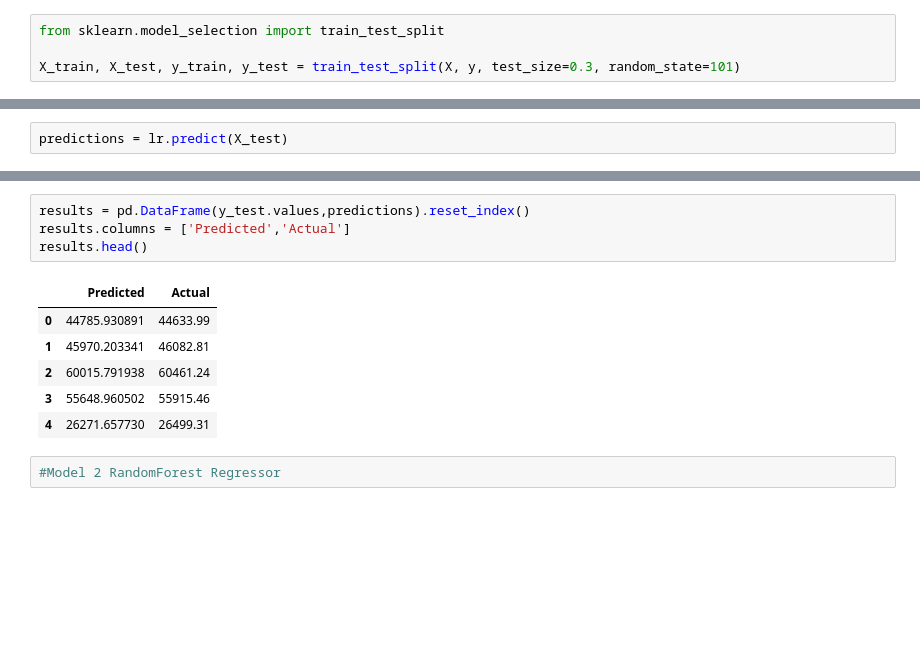
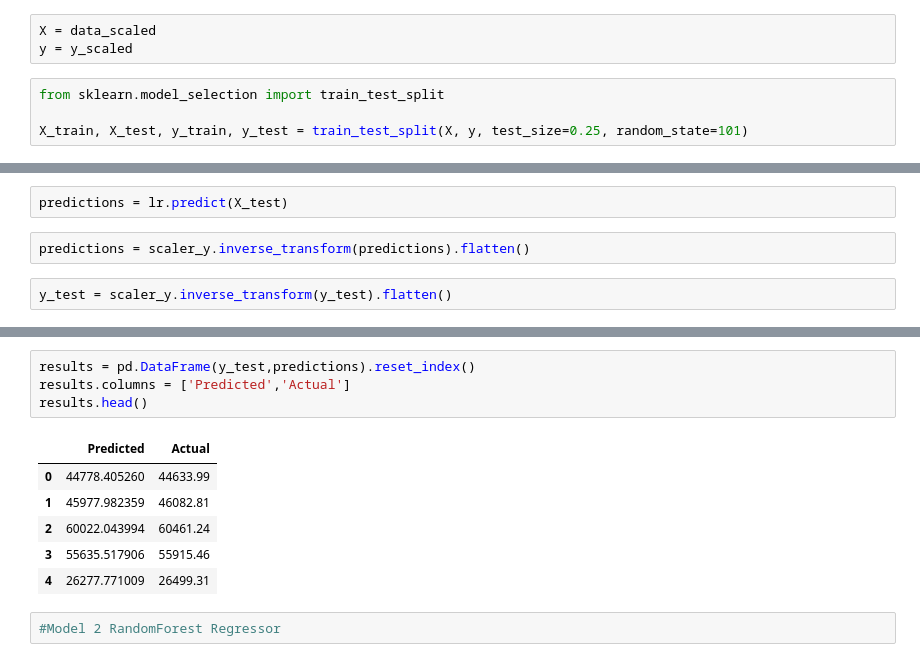
Before and after one commit to prashantsingh97/Car-Sales-Prediction, a Jupyter notebook: Car-Sales-Prediction.ipynb, the cells around one changed output, grey strips where cells are left out. Saved outputs shown, nothing was run; the diff lists cells and outputs as text; blank space fills up the shorter version.

```diff
--- a/Car-Sales-Prediction.ipynb
+++ b/Car-Sales-Prediction.ipynb
@@ -122,7 +131,10 @@ y = data['Car Purchase Amount']
+# %%
+X = data_scaled
+y = y_scaled
 # %%
 from sklearn.model_selection import train_test_split
 
-X_train, X_test, y_train, y_test = train_test_split(X, y, test_size=0.3, random_state=101)
+X_train, X_test, y_train, y_test = train_test_split(X, y, test_size=0.25, random_state=101)
 # %%
 #Model 1 Linear Regression
 # %%
@@ -135,6 +147,10 @@ lr.fit(X_train,y_train)
 LinearRegression(copy_X=True, fit_intercept=True, n_jobs=None, normalize=False)
 # %%
 predictions = lr.predict(X_test)
+# %%
+predictions = scaler_y.inverse_transform(predictions).flatten()
+# %%
+y_test = scaler_y.inverse_transform(y_test).flatten()
 # %%
 from sklearn.metrics import mean_absolute_error,mean_squared_error
 
@@ -148,14 +164,14 @@ RMSE :- 247.651
 # %%
-results = pd.DataFrame(y_test.values,predictions).reset_index()
+results = pd.DataFrame(y_test,predictions).reset_index()
 results.columns = ['Predicted','Actual']
 results.head()
 # %% [output]
 |  | Predicted | Actual |
-| 0 | 44785.930891 | 44633.99 |
-| 1 | 45970.203341 | 46082.81 |
-| 2 | 60015.791938 | 60461.24 |
-| 3 | 55648.960502 | 55915.46 |
-| 4 | 26271.657730 | 26499.31 |
+| 0 | 44778.405260 | 44633.99 |
+| 1 | 45977.982359 | 46082.81 |
+| 2 | 60022.043994 | 60461.24 |
+| 3 | 55635.517906 | 55915.46 |
+| 4 | 26277.771009 | 26499.31 |
 # %%
 #Model 2 RandomForest Regressor
 # %%
```
Also changed, not shown: parts of 31 cells of this notebook.
